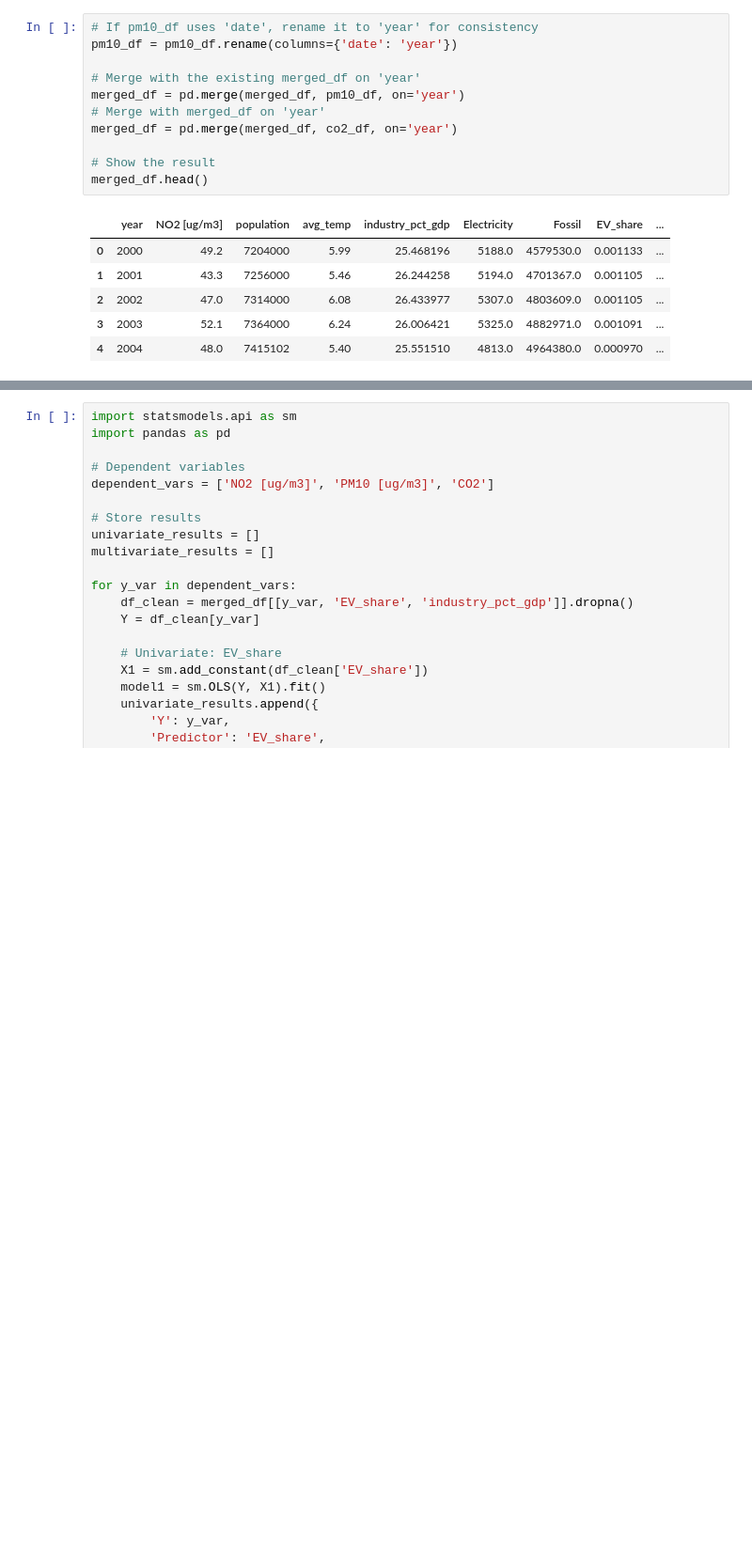
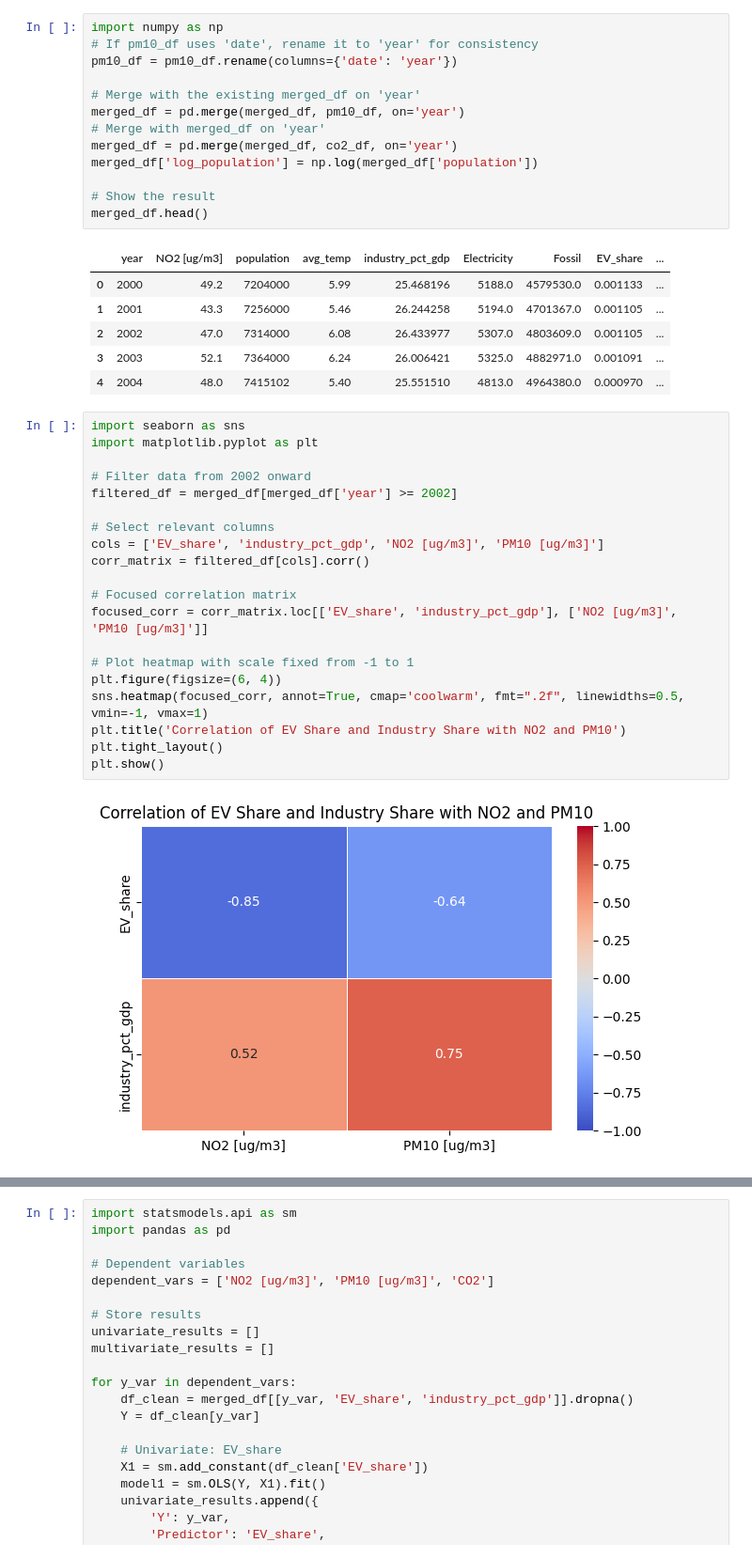
Before and after one commit to ChacoGolden/DSML_EV, a Jupyter notebook: Coef_tables.ipynb, the cells around one changed output, grey strips where cells are left out. Shown: that part at 94% size. Cells and saved outputs as stored; diff of their text form; blank space fills up the shorter version.

```diff
--- a/Coef_tables.ipynb
+++ b/Coef_tables.ipynb
@@ -146,6 +146,7 @@ Covariance Type:            nonrobust
 Notes:
 [1] Standard Errors assume that the covariance matrix of the errors is correctly specified.
 # %%
+import numpy as np
 # If pm10_df uses 'date', rename it to 'year' for consistency
 pm10_df = pm10_df.rename(columns={'date': 'year'})
 
@@ -153,6 +154,7 @@ pm10_df = pm10_df.rename(columns={'date': 'year'})
 merged_df = pd.merge(merged_df, pm10_df, on='year')
 # Merge with merged_df on 'year'
 merged_df = pd.merge(merged_df, co2_df, on='year')
+merged_df['log_population'] = np.log(merged_df['population'])
 
 # Show the result
 merged_df.head()
@@ -163,6 +165,28 @@ merged_df.head()
 | 2 | 2002 | 47.0 | 7314000 | 6.08 | 26.433977 | 5307.0 | 4803609.0 | 0.001105 | ... |
 | 3 | 2003 | 52.1 | 7364000 | 6.24 | 26.006421 | 5325.0 | 4882971.0 | 0.001091 | ... |
 | 4 | 2004 | 48.0 | 7415102 | 5.40 | 25.551510 | 4813.0 | 4964380.0 | 0.000970 | ... |
+# %%
+import seaborn as sns
+import matplotlib.pyplot as plt
+
+# Filter data from 2002 onward
+filtered_df = merged_df[merged_df['year'] >= 2002]
+
+# Select relevant columns
+cols = ['EV_share', 'industry_pct_gdp', 'NO2 [ug/m3]', 'PM10 [ug/m3]']
+corr_matrix = filtered_df[cols].corr()
+
+# Focused correlation matrix
+focused_corr = corr_matrix.loc[['EV_share', 'industry_pct_gdp'], ['NO2 [ug/m3]', 'PM10 [ug/m3]']]
+
+# Plot heatmap with scale fixed from -1 to 1
+plt.figure(figsize=(6, 4))
+sns.heatmap(focused_corr, annot=True, cmap='coolwarm', fmt=".2f", linewidths=0.5, vmin=-1, vmax=1)
+plt.title('Correlation of EV Share and Industry Share with NO2 and PM10')
+plt.tight_layout()
+plt.show()
+# %% [output]
+[figure, added]
 # %%
 !pip install ace-tools
 # %% [output]
```
Also changed, not shown: parts of 4 cells of this notebook.
